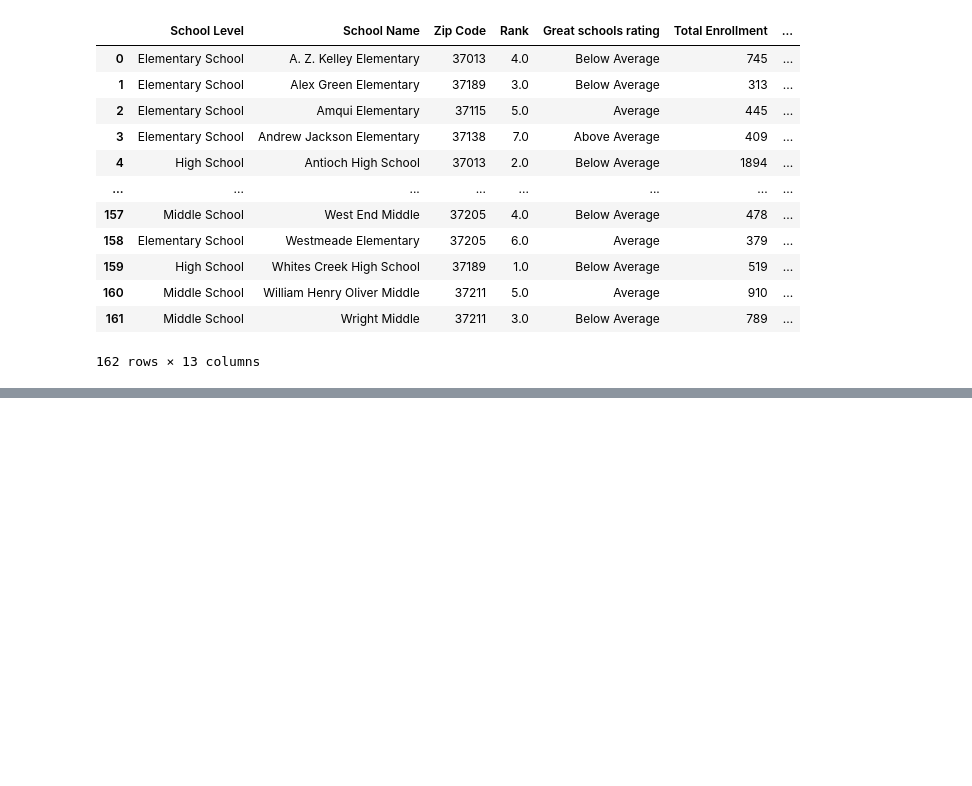
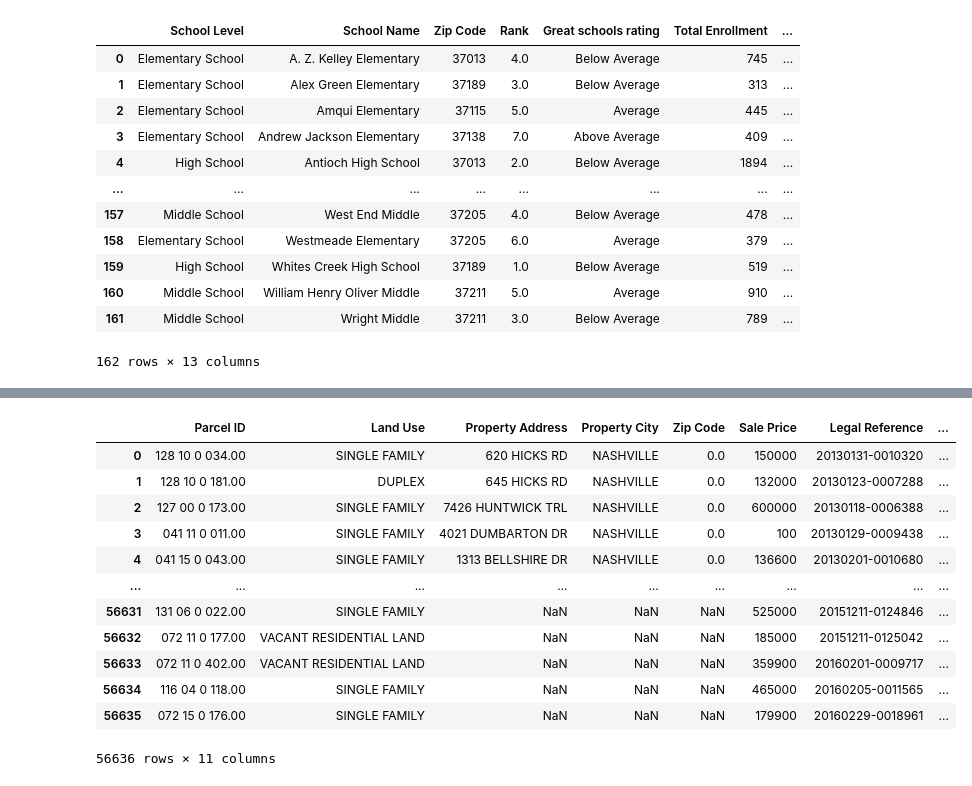
Before and after one commit to JoyRichardson/Living-in-Nashville, a Jupyter notebook: living_in_nashville_etl.ipynb, the cells around one changed output, grey strips where cells are left out. Saved outputs shown, nothing was run; the diff lists cells and outputs as text; code cells hidden in the pictures; blank space fills up the shorter version.

Commit message:
etl Nashville housing data

```diff
--- a/living_in_nashville_etl.ipynb
+++ b/living_in_nashville_etl.ipynb
@@ -125,0 +126,10 @@ PermissionError: [Errno 13] Permission denied: 'MNPS Enrollment Data 060121.csv'
+# %%
+# Load the data
+file_path = ('Nashville_housing_data_2013_2016.csv')
+df = pd.read_csv(file_path)
+
+# Drop the null columns where all values are null
+df = df.dropna(axis='columns', how='all')
+
+# Drop the null rows
+# df = df.dropna()
@@ -125,0 +146,37 @@ PermissionError: [Errno 13] Permission denied: 'MNPS Enrollment Data 060121.csv'
+# %%
+# Remove the unwanted columns
+df.drop(columns=['Unnamed: 0',
+                 'Unnamed: 0.1',
+                 'Suite/ Condo #',
+                 'Sale Date',
+                 'Sold As Vacant',
+                 'Multiple Parcels Involved in Sale',
+                 'Owner Name',
+                 'Address',
+                 'City',
+                 'State',
+                 'Acreage',
+                 'Tax District',
+                 'Neighborhood',
+                 'image',
+                 'Land Value',
+                 'Building Value',
+                 'Total Value',
+                 'Foundation Type',
+                 'Year Built',
+                 'Exterior Wall',
+                 'Grade'])
+# %% [output]
+|  | Parcel ID | Land Use | Property Address | Property City | Zip Code | Sale Price | Legal Reference | ... |
+| 0 | 128 10 0 034.00 | SINGLE FAMILY | 620 HICKS RD | NASHVILLE | 0.0 | 150000 | 20130131-0010320 | ... |
+| 1 | 128 10 0 181.00 | DUPLEX | 645 HICKS RD | NASHVILLE | 0.0 | 132000 | 20130123-0007288 | ... |
+| 2 | 127 00 0 173.00 | SINGLE FAMILY | 7426 HUNTWICK TRL | NASHVILLE | 0.0 | 600000 | 20130118-0006388 | ... |
+| 3 | 041 11 0 011.00 | SINGLE FAMILY | 4021 DUMBARTON DR | NASHVILLE | 0.0 | 100 | 20130129-0009438 | ... |
+| 4 | 041 15 0 043.00 | SINGLE FAMILY | 1313 BELLSHIRE DR | NASHVILLE | 0.0 | 136600 | 20130201-0010680 | ... |
+| ... | ... | ... | ... | ... | ... | ... | ... | ... |
+| 56631 | 131 06 0 022.00 | SINGLE FAMILY | NaN | NaN | NaN | 525000 | 20151211-0124846 | ... |
+| 56632 | 072 11 0 177.00 | VACANT RESIDENTIAL LAND | NaN | NaN | NaN | 185000 | 20151211-0125042 | ... |
+| 56633 | 072 11 0 402.00 | VACANT RESIDENTIAL LAND | NaN | NaN | NaN | 359900 | 20160201-0009717 | ... |
+| 56634 | 116 04 0 118.00 | SINGLE FAMILY | NaN | NaN | NaN | 465000 | 20160205-0011565 | ... |
+| 56635 | 072 15 0 176.00 | SINGLE FAMILY | NaN | NaN | NaN | 179900 | 20160229-0018961 | ... |
+56636 rows × 11 columns
```
Also changed, not shown: parts of 4 cells of this notebook, 1 other file.
